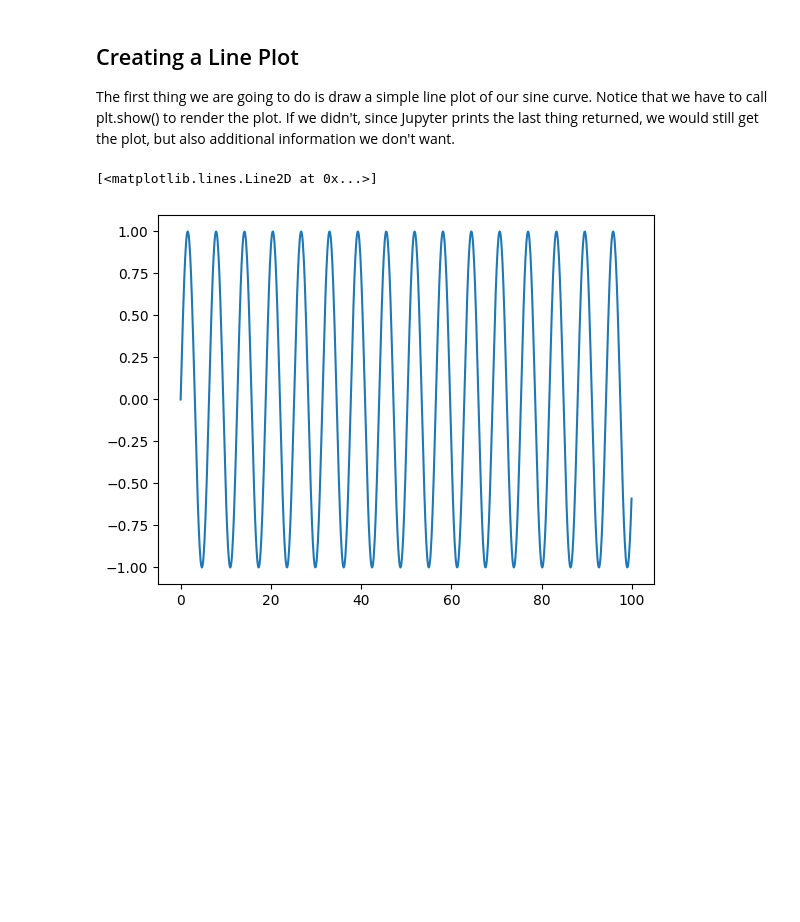
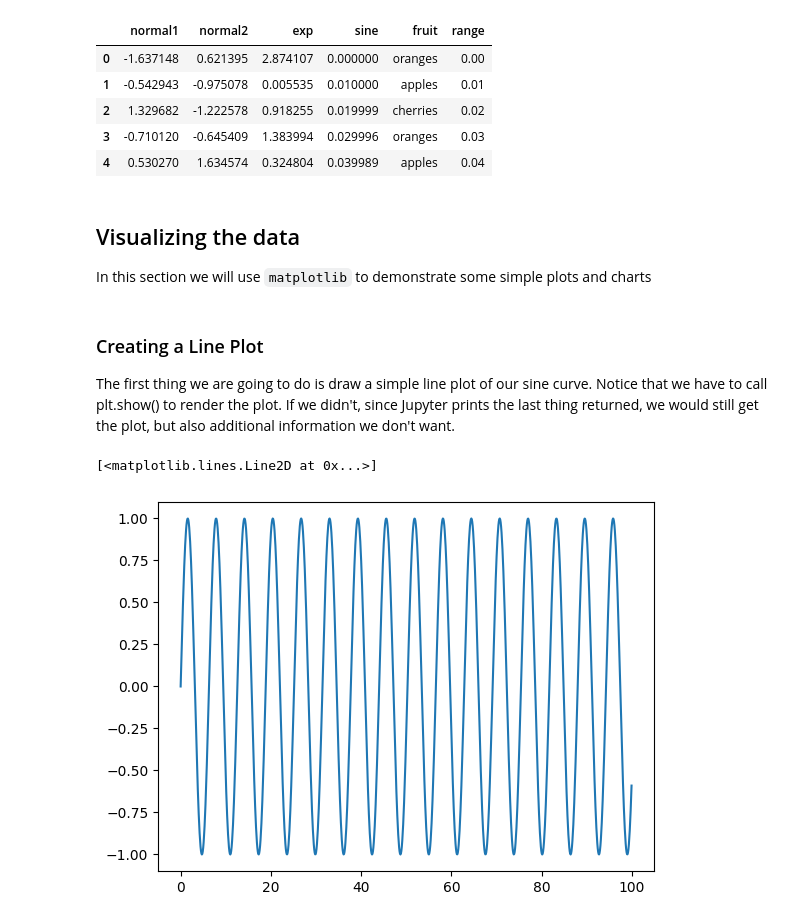
Before and after one commit to pgolbus/SummerSpringBoardAI, a Jupyter notebook: notebooks/Pandas and Matplotlib Tutorial.ipynb, the cells around one changed output. Drawn from its saved outputs; the diff is of its cells as text; code cells hidden in the pictures; blank space fills up the shorter version.

```diff
--- a/notebooks/Matplotlib Tutorial.ipynb
+++ b/notebooks/Pandas and Matplotlib Tutorial.ipynb
@@ -58,5 +155,21 @@ None
+# %%
+# Finally we demonstrate creating a new column from an existing column using the map function
+# Note that map takes a _function_ not a function _call_
+df['range'] = df['sine'].map(np.arcsin)
+df.head()
+# %% [output]
+|  | normal1 | normal2 | exp | sine | fruit | range |
+| 0 | -1.637148 | 0.621395 | 2.874107 | 0.000000 | oranges | 0.00 |
+| 1 | -0.542943 | -0.975078 | 0.005535 | 0.010000 | apples | 0.01 |
+| 2 | 1.329682 | -1.222578 | 0.918255 | 0.019999 | cherries | 0.02 |
+| 3 | -0.710120 | -0.645409 | 1.383994 | 0.029996 | oranges | 0.03 |
+| 4 | 0.530270 | 1.634574 | 0.324804 | 0.039989 | apples | 0.04 |
+# %% [markdown]
+## Visualizing the data
+
+In this section we will use `matplotlib` to demonstrate some simple plots and charts
 # %% [markdown]
-## Creating a Line Plot
+### Creating a Line Plot
 
 The first thing we are going to do is draw a simple line plot of our sine curve. Notice that we have to call plt.show() to render the plot. If we didn't, since Jupyter prints the last thing returned, we would still get the plot, but also additional information we don't want.
 # %%
```
Also changed, not shown: parts of 15 cells of this notebook, 3 other files.
